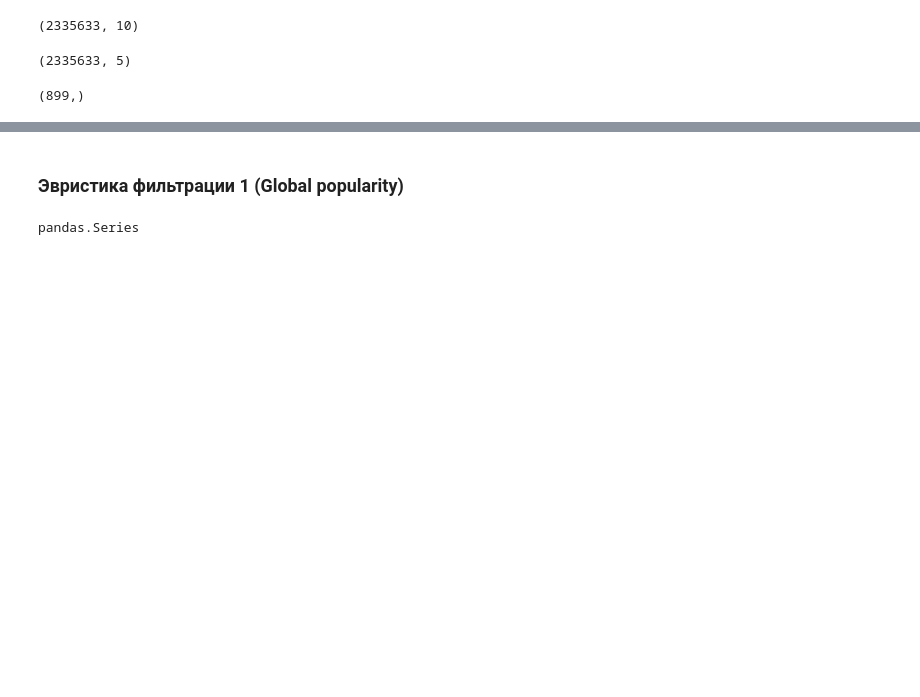
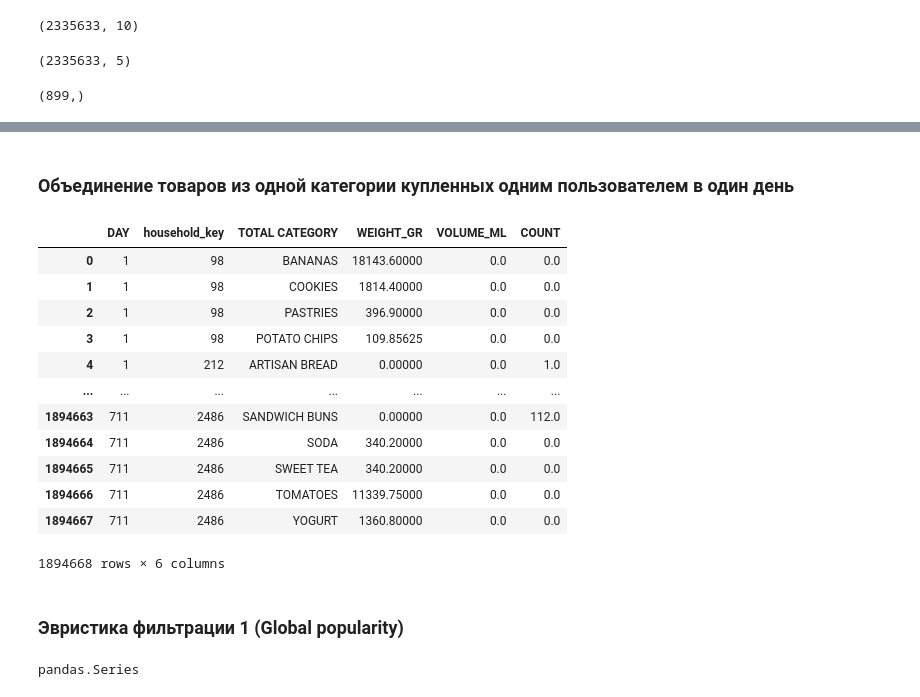
Before and after one commit to SanchukS/Course-Work-Spring-2026, a Jupyter notebook: notebooks/data-pipeline.ipynb, the cells around one changed output, grey strips where cells are left out. Saved outputs shown, nothing was run; the diff lists cells and outputs as text; code cells hidden in the pictures; blank space fills up the shorter version.

```diff
--- a/notebooks/data-pipeline.ipynb
+++ b/notebooks/data-pipeline.ipynb
@@ -209,3 +372,22 @@ raw_data_with_categories["TOTAL CATEGORY"].unique().shape
+# %% [markdown]
+### Объединение товаров из одной категории купленных одним пользователем в один день
+# %%
+grouped_data_with_categories = data_with_categories.groupby(["DAY", "household_key", "TOTAL CATEGORY"]).sum().reset_index()
+grouped_data_with_categories
+# %% [output]
+|  | DAY | household_key | TOTAL CATEGORY | WEIGHT_GR | VOLUME_ML | COUNT |
+| 0 | 1 | 98 | BANANAS | 18143.60000 | 0.0 | 0.0 |
+| 1 | 1 | 98 | COOKIES | 1814.40000 | 0.0 | 0.0 |
+| 2 | 1 | 98 | PASTRIES | 396.90000 | 0.0 | 0.0 |
+| 3 | 1 | 98 | POTATO CHIPS | 109.85625 | 0.0 | 0.0 |
+| 4 | 1 | 212 | ARTISAN BREAD | 0.00000 | 0.0 | 1.0 |
+| ... | ... | ... | ... | ... | ... | ... |
+| 1894663 | 711 | 2486 | SANDWICH BUNS | 0.00000 | 0.0 | 112.0 |
+| 1894664 | 711 | 2486 | SODA | 340.20000 | 0.0 | 0.0 |
+| 1894665 | 711 | 2486 | SWEET TEA | 340.20000 | 0.0 | 0.0 |
+| 1894666 | 711 | 2486 | TOMATOES | 11339.75000 | 0.0 | 0.0 |
+| 1894667 | 711 | 2486 | YOGURT | 1360.80000 | 0.0 | 0.0 |
+1894668 rows × 6 columns
 # %% [markdown]
 ### Эвристика фильтрации 1 (Global popularity)
 # %%
```
Also changed, not shown: parts of 28 cells of this notebook.
